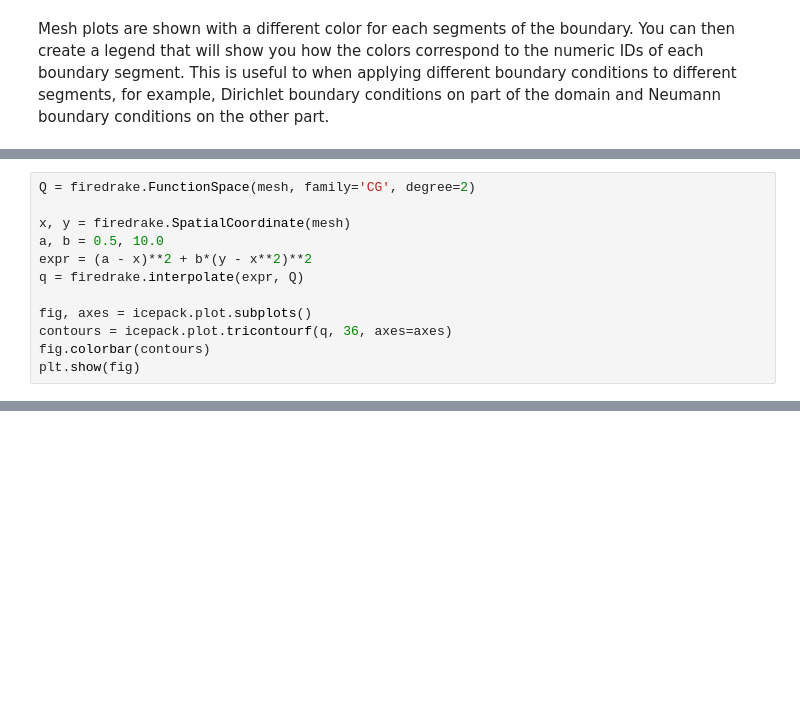
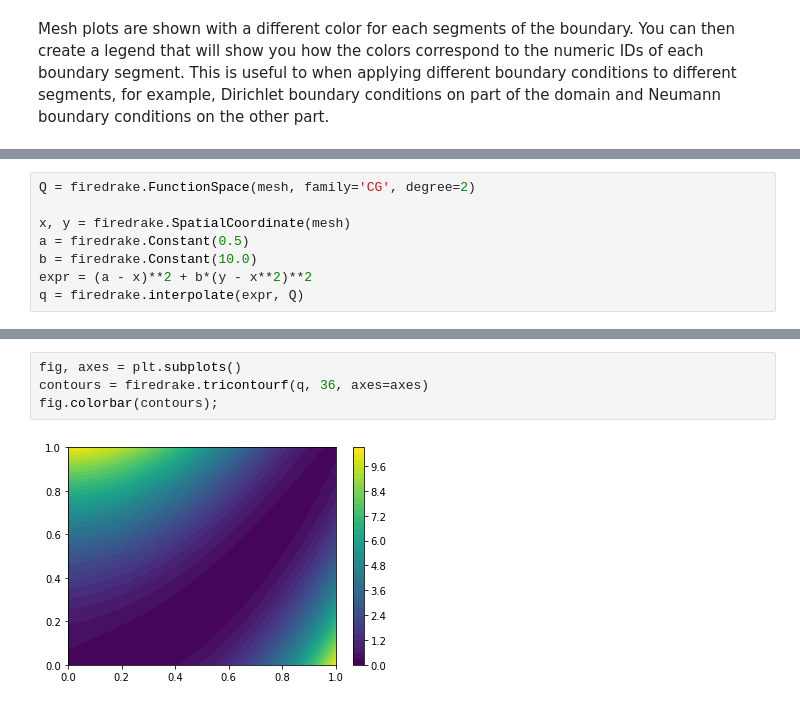
Before and after one commit to icepack/icepack.github.io, a Jupyter notebook: notebooks/tutorials/00-meshes-functions/index.ipynb, the cells around one changed output, grey strips where cells are left out. Drawn from its saved outputs; the diff is of its cells as text; blank space fills up the shorter version.

```diff
--- a/notebooks/tutorials/00-meshes-functions/index.ipynb
+++ b/notebooks/tutorials/00-meshes-functions/index.ipynb
@@ -56,11 +56,7 @@ Finally, the function `firedrake.interpolate` takes in an expression and a funct
 Q = firedrake.FunctionSpace(mesh, family='CG', degree=2)
 
 x, y = firedrake.SpatialCoordinate(mesh)
-a, b = 0.5, 10.0
+a = firedrake.Constant(0.5)
+b = firedrake.Constant(10.0)
 expr = (a - x)**2 + b*(y - x**2)**2
 q = firedrake.interpolate(expr, Q)
-
-fig, axes = icepack.plot.subplots()
-contours = icepack.plot.tricontourf(q, 36, axes=axes)
-fig.colorbar(contours)
-plt.show(fig)
@@ -68,0 +72,6 @@ plt.show(fig)
+# %%
+fig, axes = plt.subplots()
+contours = firedrake.tricontourf(q, 36, axes=axes)
+fig.colorbar(contours);
+# %% [output]
+[figure, added]
```
Also changed, not shown: parts of 39 cells of this notebook, 49 other files.
